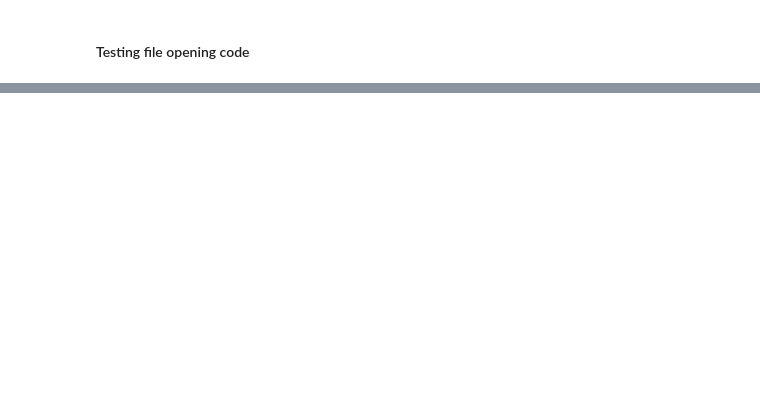
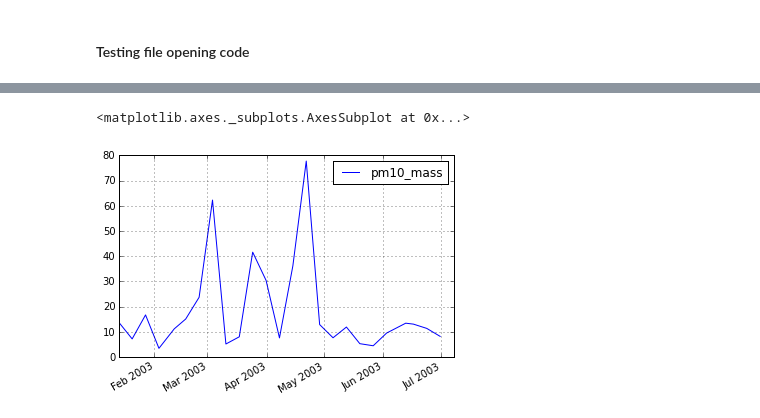
Before and after one commit to elirob/Air-Quality, a Jupyter notebook: aq_functions/Testing_opening_code.ipynb, the cells around one changed output, grey strips where cells are left out. Saved outputs shown, nothing was run; the diff lists cells and outputs as text; code cells hidden in the pictures; blank space fills up the shorter version.

```diff
--- a/aq_functions/Testing_opening_code.ipynb
+++ b/aq_functions/Testing_opening_code.ipynb
@@ -10,3 +24,8 @@ test_file = 'GB0046R.20030107080000.20040302000000.low_vol_sampler.pm10_mass.pm1
+# %%
+pd.DataFrame(slim_data,index=data_info['start_index']).plot()
+# %% [output]
+<matplotlib.axes._subplots.AxesSubplot at 0x...>
+[figure, added]
 # %%
 for n, string in enumerate(test_file.split('.')):
     print(n,string)
```
Also changed, not shown: parts of 25 cells of this notebook, 2 other files.
